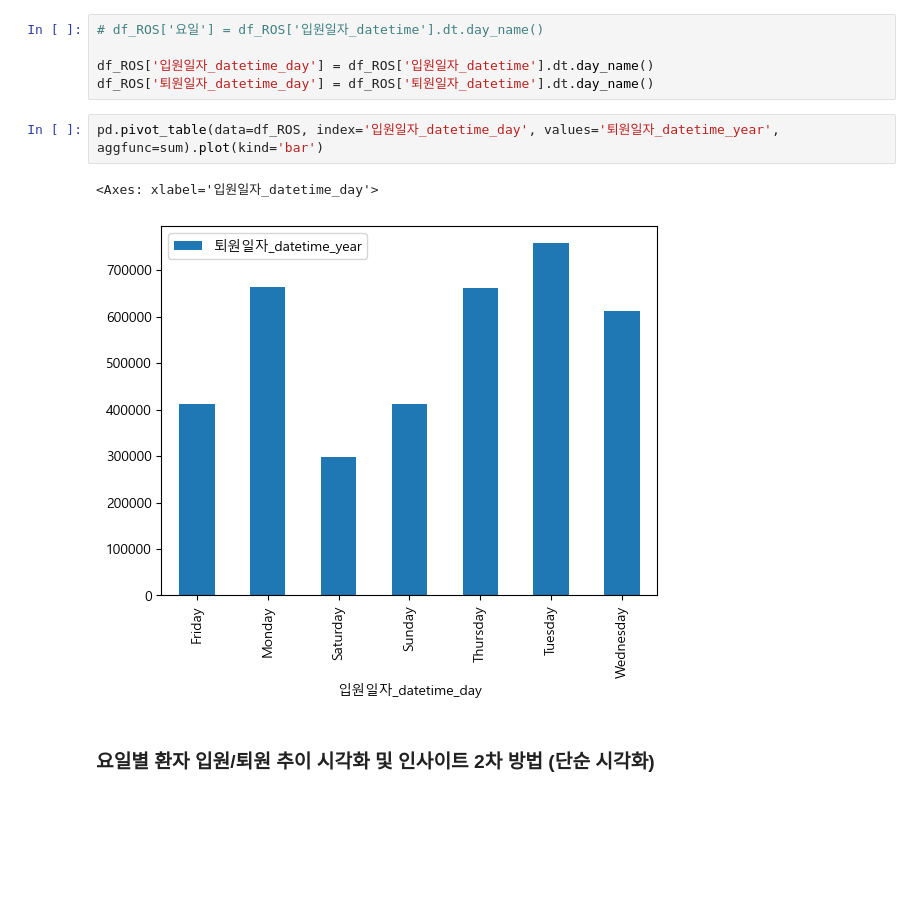
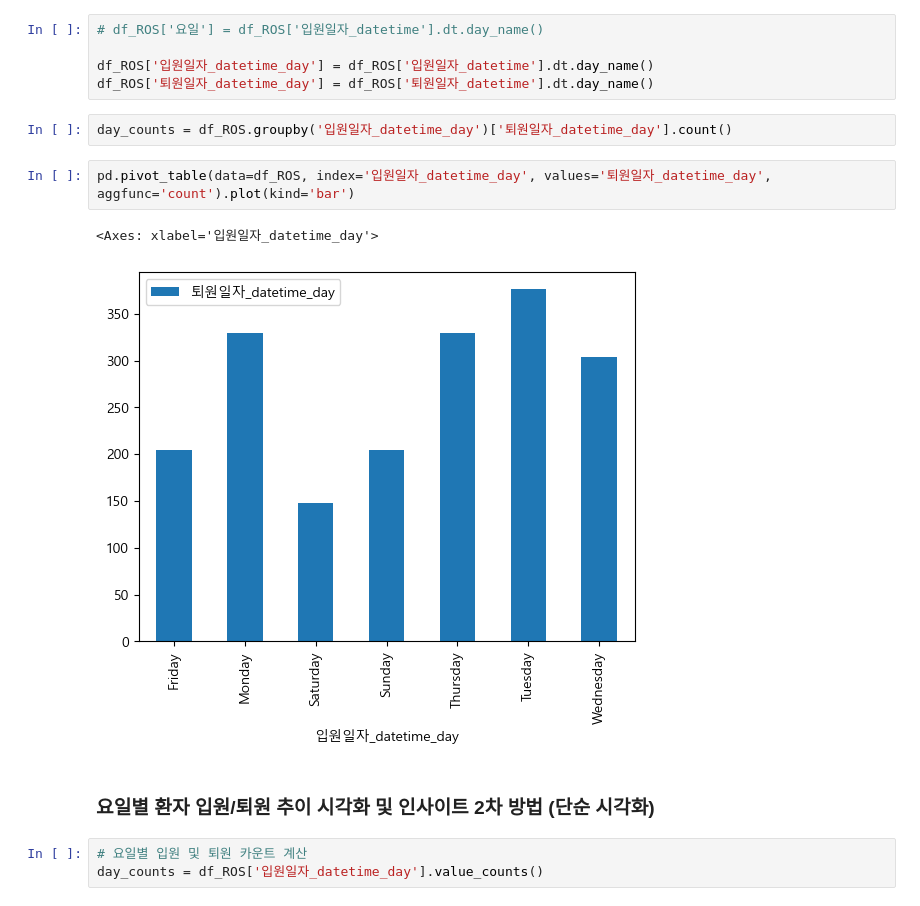
Before and after one commit to araya1203/study_data_analytics, a Jupyter notebook: codes/pandass/ResurrenceOfSurgery_TimeSeries_quest.ipynb, the cells around one changed output. Drawn from its saved outputs; the diff is of its cells as text; blank space fills up the shorter version.

```diff
--- a/codes/pandass/ResurrenceOfSurgery_TimeSeries_quest.ipynb
+++ b/codes/pandass/ResurrenceOfSurgery_TimeSeries_quest.ipynb
@@ -115,10 +128,15 @@ sns.lineplot(data=df_ROS, x='입원일자_datetime_week', y='퇴원일자_dateti
 
 df_ROS['입원일자_datetime_day'] = df_ROS['입원일자_datetime'].dt.day_name()
 df_ROS['퇴원일자_datetime_day'] = df_ROS['퇴원일자_datetime'].dt.day_name()
+# %%
+day_counts = df_ROS.groupby('입원일자_datetime_day')['퇴원일자_datetime_day'].count()
 # %%
-pd.pivot_table(data=df_ROS, index='입원일자_datetime_day', values='퇴원일자_datetime_year', aggfunc=sum).plot(kind='bar')
+pd.pivot_table(data=df_ROS, index='입원일자_datetime_day', values='퇴원일자_datetime_day', aggfunc='count').plot(kind='bar')
 # %% [output]
 <Axes: xlabel='입원일자_datetime_day'>
-[figure, old version]
+[figure, new version]
 # %% [markdown]
 ### 요일별 환자 입원/퇴원 추이 시각화 및 인사이트 2차 방법 (단순 시각화)
+# %%
+# 요일별 입원 및 퇴원 카운트 계산
+day_counts = df_ROS['입원일자_datetime_day'].value_counts()
```
Also changed, not shown: parts of 11 cells of this notebook.
